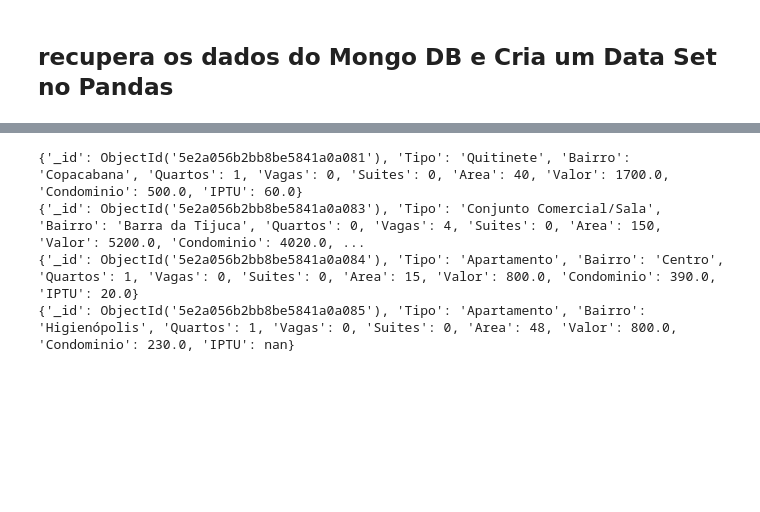
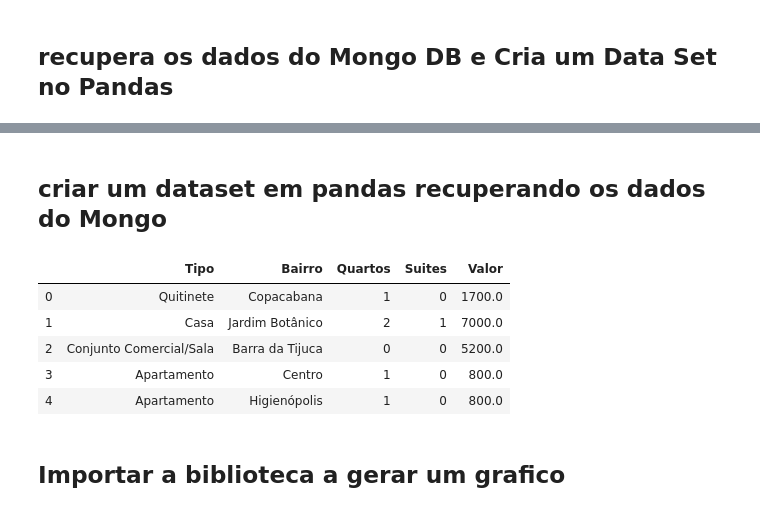
Before and after one commit to WesleySiNeves/AprendendoPython, a Jupyter notebook: Curso_Python_DSA/Carregar_ArquivosBancoDados/CarregarPlanilhasMongoDB.ipynb, the cells around one changed output, grey strips where cells are left out. Drawn from its saved outputs; the diff is of its cells as text; code cells hidden in the pictures; blank space fills up the shorter version.

```diff
--- a/Curso_Python_DSA/Carregar_ArquivosBancoDados/CarregarPlanilhasMongoDB.ipynb
+++ b/Curso_Python_DSA/Carregar_ArquivosBancoDados/CarregarPlanilhasMongoDB.ipynb
@@ -90,3 +109,7 @@ for item in dados:
 # %% [markdown]
 ## recupera os dados do Mongo DB e Cria um Data Set no Pandas
+# %%
+conn = MongoClient('localhost', 27017)
+
+databaseImobiliaria = conn.Imobiliaria
 # %%
@@ -112,12 +135,5 @@ for item in AlugueisColections.find():
 {'_id': ObjectId('5e2a07212bb8be5841a12145'), 'Tipo': 'Apartamento', 'Bairro': 'São Francisco Xavier', 'Quartos': 2, 'Vagas': 1, 'Suites': 0, 'Area': 48, 'Valor': 1400.0, 'Condominio': 509.0, 'IPTU':  ...
 {'_id': ObjectId('5e2a07212bb8be5841a12146'), 'Tipo': 'Apartamento', 'Bairro': 'Leblon', 'Quartos': 2, 'Vagas': 0, 'Suites': 0, 'Area': 70, 'Valor': 3000.0, 'Condominio': 760.0, 'IPTU': nan}
 {'_id': ObjectId('5e2a07212bb8be5841a12147'), 'Tipo': 'Conjunto Comercial/Sala', 'Bairro': 'Centro', 'Quartos': 0, 'Vagas': 0, 'Suites': 0, 'Area': 250, 'Valor': 6500.0, 'Condominio': 4206.0, 'IPTU':  ...
-# %%
-
-for item in database.Alugueis.find():
-    print(item)
-# %% [output]
-{'_id': ObjectId('5e2a056b2bb8be5841a0a081'), 'Tipo': 'Quitinete', 'Bairro': 'Copacabana', 'Quartos': 1, 'Vagas': 0, 'Suites': 0, 'Area': 40, 'Valor': 1700.0, 'Condominio': 500.0, 'IPTU': 60.0}
-{'_id': ObjectId('5e2a056b2bb8be5841a0a083'), 'Tipo': 'Conjunto Comercial/Sala', 'Bairro': 'Barra da Tijuca', 'Quartos': 0, 'Vagas': 4, 'Suites': 0, 'Area': 150, 'Valor': 5200.0, 'Condominio': 4020.0, ...
-{'_id': ObjectId('5e2a056b2bb8be5841a0a084'), 'Tipo': 'Apartamento', 'Bairro': 'Centro', 'Quartos': 1, 'Vagas': 0, 'Suites': 0, 'Area': 15, 'Valor': 800.0, 'Condominio': 390.0, 'IPTU': 20.0}
-{'_id': ObjectId('5e2a056b2bb8be5841a0a085'), 'Tipo': 'Apartamento', 'Bairro': 'Higienópolis', 'Quartos': 1, 'Vagas': 0, 'Suites': 0, 'Area': 48, 'Valor': 800.0, 'Condominio': 230.0, 'IPTU': nan}
+# %% [markdown]
+## criar um dataset em pandas  recuperando os dados do Mongo
@@ -123,0 +142,12 @@ for item in database.Alugueis.find():
+# %%
+dataset_pandas  = pd.DataFrame(dados_database)
+dataset_pandas.head()
+# %% [output]
+|  | Tipo | Bairro | Quartos | Suites | Valor |
+| 0 | Quitinete | Copacabana | 1 | 0 | 1700.0 |
+| 1 | Casa | Jardim Botânico | 2 | 1 | 7000.0 |
+| 2 | Conjunto Comercial/Sala | Barra da Tijuca | 0 | 0 | 5200.0 |
+| 3 | Apartamento | Centro | 1 | 0 | 800.0 |
+| 4 | Apartamento | Higienópolis | 1 | 0 | 800.0 |
+# %% [markdown]
+## Importar a biblioteca a gerar um grafico
```
Also changed, not shown: parts of 8 cells of this notebook, 3 other files.
